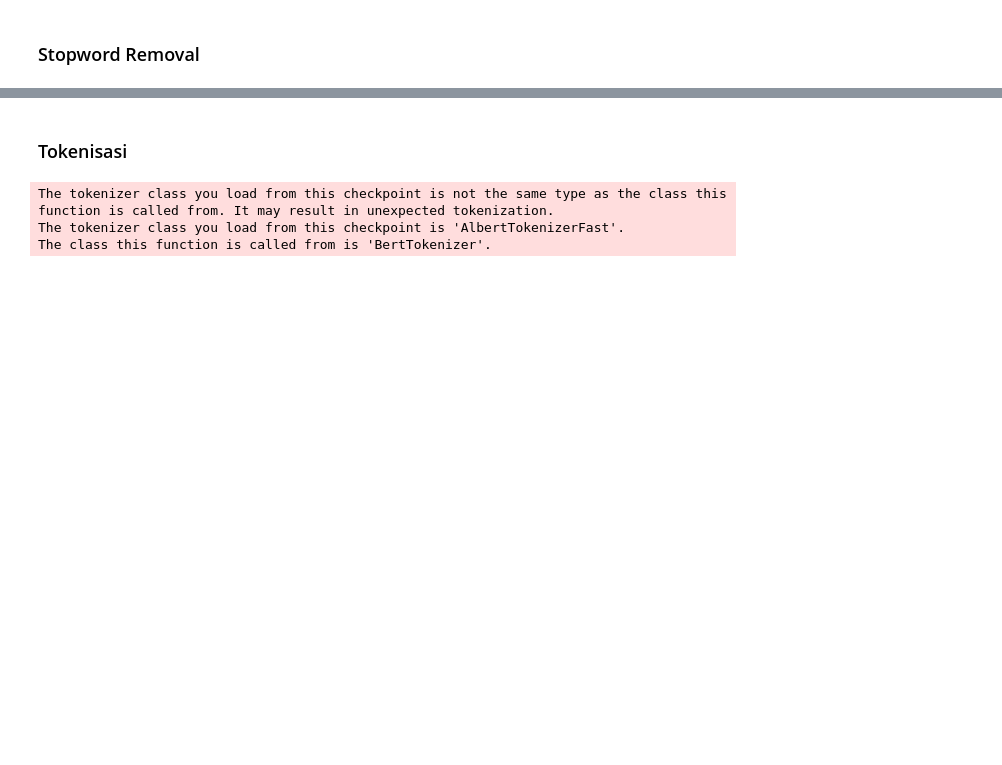
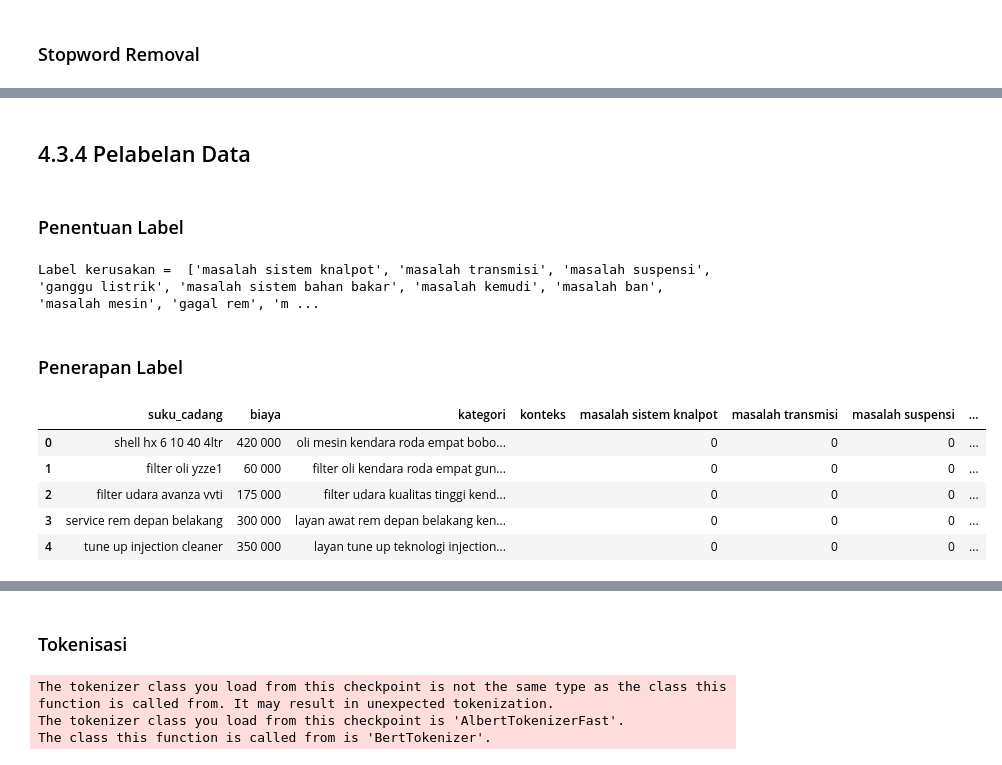
Before and after one commit to AkhdanFirdaus/bmn-model, a Jupyter notebook: final_ta_klasifikasi_teks_bert_keras.ipynb, the cells around one changed output, grey strips where cells are left out. Cells and saved outputs as stored; diff of their text form; code cells hidden in the pictures; blank space fills up the shorter version.

```diff
--- a/final_ta_klasifikasi_teks_bert_keras.ipynb
+++ b/final_ta_klasifikasi_teks_bert_keras.ipynb
@@ -203,0 +183,5 @@ mesin kendara dengar berisik tidak stabil guna
+# %%
+data_invoice = data_invoice.applymap(stopwordremove)
+data_sukucadang = data_sukucadang.applymap(stopwordremove)
+data_kerusakan = data_kerusakan.applymap(stopwordremove)
+data_laporan = data_laporan.applymap(stopwordremove)
@@ -203,0 +190,5 @@ mesin kendara dengar berisik tidak stabil guna
+# %%
+data_invoice = data_invoice.drop_duplicates(subset=['Uraian Pekerjaan'])
+data_sukucadang = data_sukucadang.drop_duplicates(subset=['Komponen'])
+data_kerusakan = data_kerusakan.drop_duplicates(subset=['Kerusakan'])
+data_laporan = data_laporan.drop_duplicates(subset=['Laporan'])
@@ -203,0 +277,22 @@ mesin kendara dengar berisik tidak stabil guna
+# %%
+data_invoice_construct = data_invoice.copy().rename(columns={
+    'Uraian Pekerjaan': 'suku_cadang',
+    'Harga Satuan': 'biaya'
+})
+
+data_sukucadang_construct = data_sukucadang.copy().rename(columns={
+    'Komponen': 'suku_cadang',
+    'Keterangan': 'kategori'
+})
+
+# Menggabungkan data invoice dan suku cadang
+dataset_1 = pd.merge(
+    data_invoice_construct,
+    data_sukucadang_construct,
+    on='suku_cadang',
+    how='left'
+)
+
+dataset_1['konteks'] = ''
+
+dataset_1.head()
@@ -203,0 +323,24 @@ mesin kendara dengar berisik tidak stabil guna
+# %% [markdown]
+## 4.3.4 Pelabelan Data
+# %% [markdown]
+### Penentuan Label
+# %%
+# Ekstraksi label kerusakan dan level dari dataset
+LABELS = data_kerusakan['Kerusakan'].tolist()
+print("Label kerusakan = ", LABELS)
+# %% [output]
+Label kerusakan =  ['masalah sistem knalpot', 'masalah transmisi', 'masalah suspensi', 'ganggu listrik', 'masalah sistem bahan bakar', 'masalah kemudi', 'masalah ban', 'masalah mesin', 'gagal rem', 'm ...
+# %% [markdown]
+### Penerapan Label
+# %%
+# Menambahkan Kolom Label
+dataset_1_labeled = dataset_1.copy()
+dataset_1_labeled[LABELS] = 0
+dataset_1_labeled.head()
+# %% [output]
+|  | suku_cadang | biaya | kategori | konteks | masalah sistem knalpot | masalah transmisi | masalah suspensi | ... |
+| 0 | shell hx 6 10 40 4ltr | 420 000 | oli mesin kendara roda empat bobo... |  | 0 | 0 | 0 | ... |
+| 1 | filter oli yzze1 | 60 000 | filter oli kendara roda empat gun... |  | 0 | 0 | 0 | ... |
+| 2 | filter udara avanza vvti | 175 000 | filter udara kualitas tinggi kend... |  | 0 | 0 | 0 | ... |
+| 3 | service rem depan belakang | 300 000 | layan awat rem depan belakang ken... |  | 0 | 0 | 0 | ... |
+| 4 | tune up injection cleaner | 350 000 | layan tune up teknologi injection... |  | 0 | 0 | 0 | ... |
```
Also changed, not shown: parts of 128 cells of this notebook.
